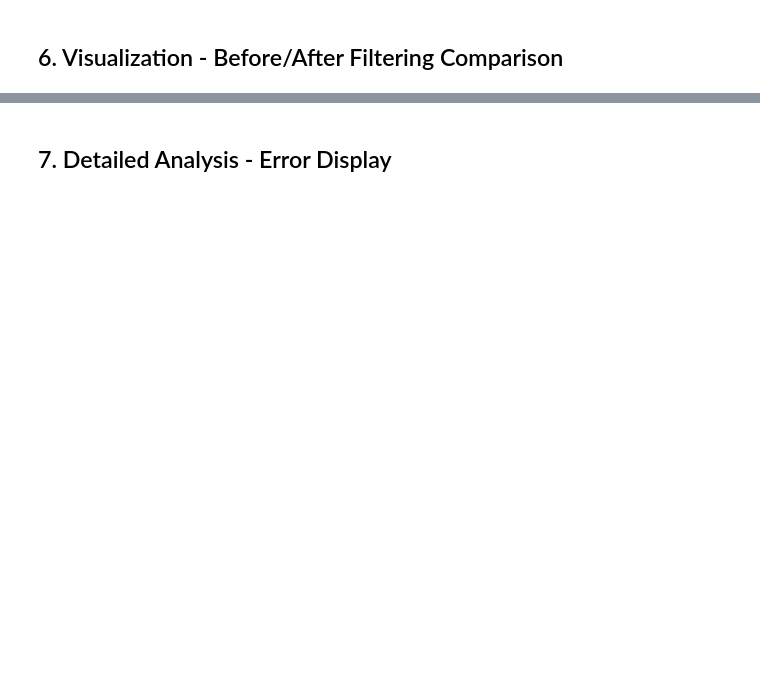
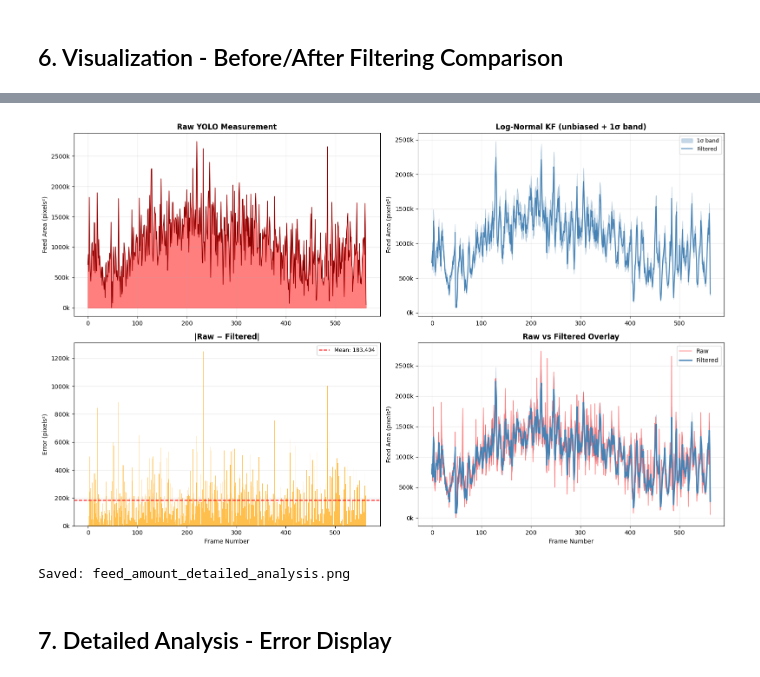
Before and after one commit to CliffyangZ/Optimal-Control-For-Aquaculture, a Jupyter notebook: analyze_feed_amount.ipynb, the cells around one changed output, grey strips where cells are left out. Drawn from its saved outputs; the diff is of its cells as text; code cells hidden in the pictures; blank space fills up the shorter version.

```diff
--- a/analyze_feed_amount.ipynb
+++ b/analyze_feed_amount.ipynb
@@ -308,2 +412,58 @@ Chart saved as 'feed_amount_analysis.png'
+# %%
+errors = np.abs(feed_areas_raw - feed_areas_filtered)
+
+fig, axes = plt.subplots(2, 2, figsize=(16, 10))
+
+# ── Raw ───────────────────────────────────────────────────────────────────
+axes[0, 0].fill_between(frame_numbers, feed_areas_raw, alpha=0.5, color='red')
+axes[0, 0].plot(frame_numbers, feed_areas_raw, color='darkred', linewidth=1.0)
+axes[0, 0].set_title('Raw YOLO Measurement', fontsize=12, fontweight='bold')
+axes[0, 0].set_ylabel('Feed Area (pixels²)', fontsize=10)
+axes[0, 0].grid(True, alpha=0.3)
+axes[0, 0].yaxis.set_major_formatter(plt.FuncFormatter(lambda x, p: f'{int(x/1000)}k'))
+
+# ── Log-Normal KF with confidence band ───────────────────────────────────
+axes[0, 1].fill_between(frame_numbers, conf_lower, conf_upper,
+                         alpha=0.3, color='steelblue', label='1σ band')
+axes[0, 1].plot(frame_numbers, feed_areas_filtered,
+                color='steelblue', linewidth=1.5, label='Filtered')
+axes[0, 1].set_title('Log-Normal KF (unbiased + 1σ band)', fontsize=12, fontweight='bold')
+axes[0, 1].set_ylabel('Feed Area (pixels²)', fontsize=10)
+axes[0, 1].legend(fontsize=9)
+axes[0, 1].grid(True, alpha=0.3)
+axes[0, 1].yaxis.set_major_formatter(plt.FuncFormatter(lambda x, p: f'{int(x/1000)}k'))
+
+# ── Filtering error ───────────────────────────────────────────────────────
+axes[1, 0].bar(frame_numbers, errors, color='orange', alpha=0.7, width=1)
+axes[1, 0].axhline(errors.mean(), color='red', linestyle='--', linewidth=1.5,
+                    label=f'Mean: {errors.mean():,.0f}')
+axes[1, 0].set_title('|Raw − Filtered|', fontsize=12, fontweight='bold')
+axes[1, 0].set_xlabel('Frame Number', fontsize=10)
+axes[1, 0].set_ylabel('Error (pixels²)', fontsize=10)
+axes[1, 0].legend(fontsize=9)
+axes[1, 0].grid(True, alpha=0.3, axis='y')
+axes[1, 0].yaxis.set_major_formatter(plt.FuncFormatter(lambda x, p: f'{int(x/1000)}k'))
+
+# ── Overlay ───────────────────────────────────────────────────────────────
+axes[1, 1].plot(frame_numbers, feed_areas_raw,
+                label='Raw', color='red', alpha=0.5, linewidth=1.2)
+axes[1, 1].fill_between(frame_numbers, conf_lower, conf_upper,
+                          alpha=0.2, color='steelblue')
+axes[1, 1].plot(frame_numbers, feed_areas_filtered,
+                label='Filtered', color='steelblue', linewidth=2.2)
+axes[1, 1].set_title('Raw vs Filtered Overlay', fontsize=12, fontweight='bold')
+axes[1, 1].set_xlabel('Frame Number', fontsize=10)
+axes[1, 1].set_ylabel('Feed Area (pixels²)', fontsize=10)
+axes[1, 1].legend(fontsize=10)
+axes[1, 1].grid(True, alpha=0.3)
+axes[1, 1].yaxis.set_major_formatter(plt.FuncFormatter(lambda x, p: f'{int(x/1000)}k'))
+
+plt.tight_layout()
+plt.savefig('feed_amount_detailed_analysis.png', dpi=150, bbox_inches='tight')
+plt.show()
+print("Saved: feed_amount_detailed_analysis.png")
+# %% [output]
+[figure, added]
+Saved: feed_amount_detailed_analysis.png
 # %% [markdown]
 ## 7. Detailed Analysis - Error Display
```
Also changed, not shown: parts of 25 cells of this notebook, 44 other files.
